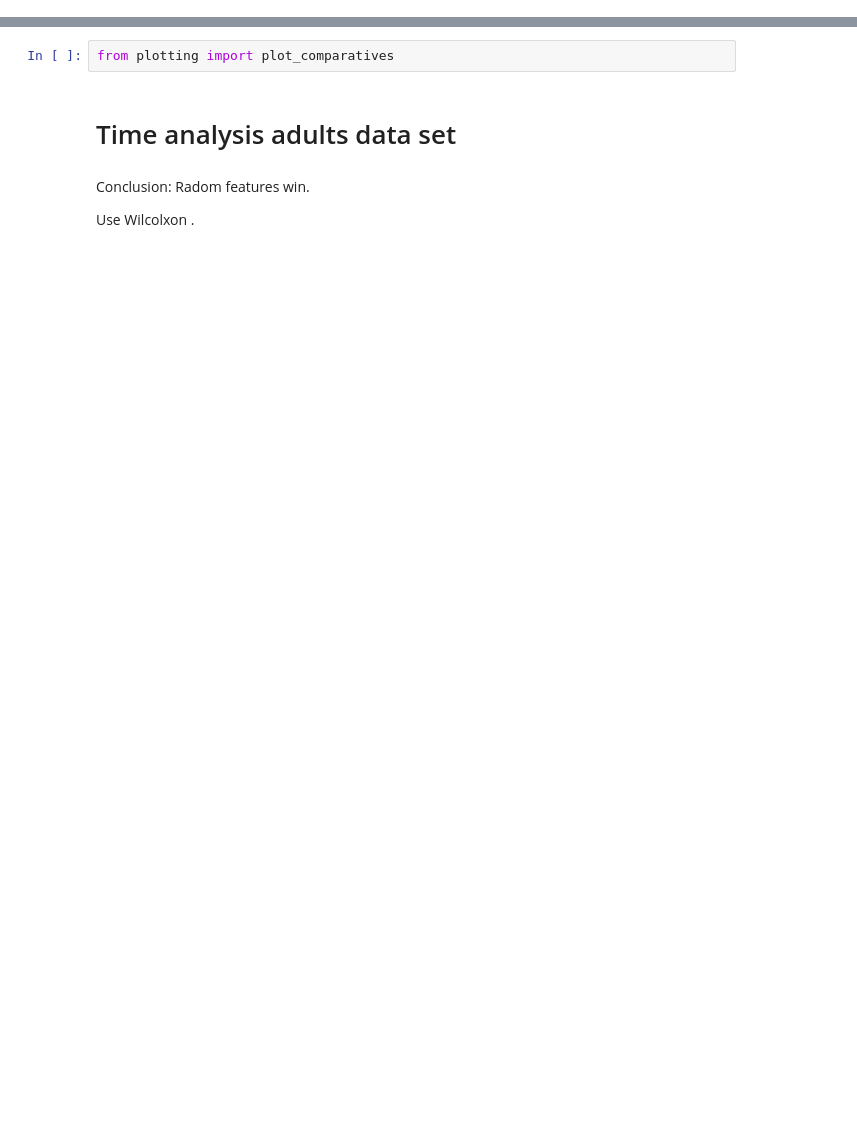
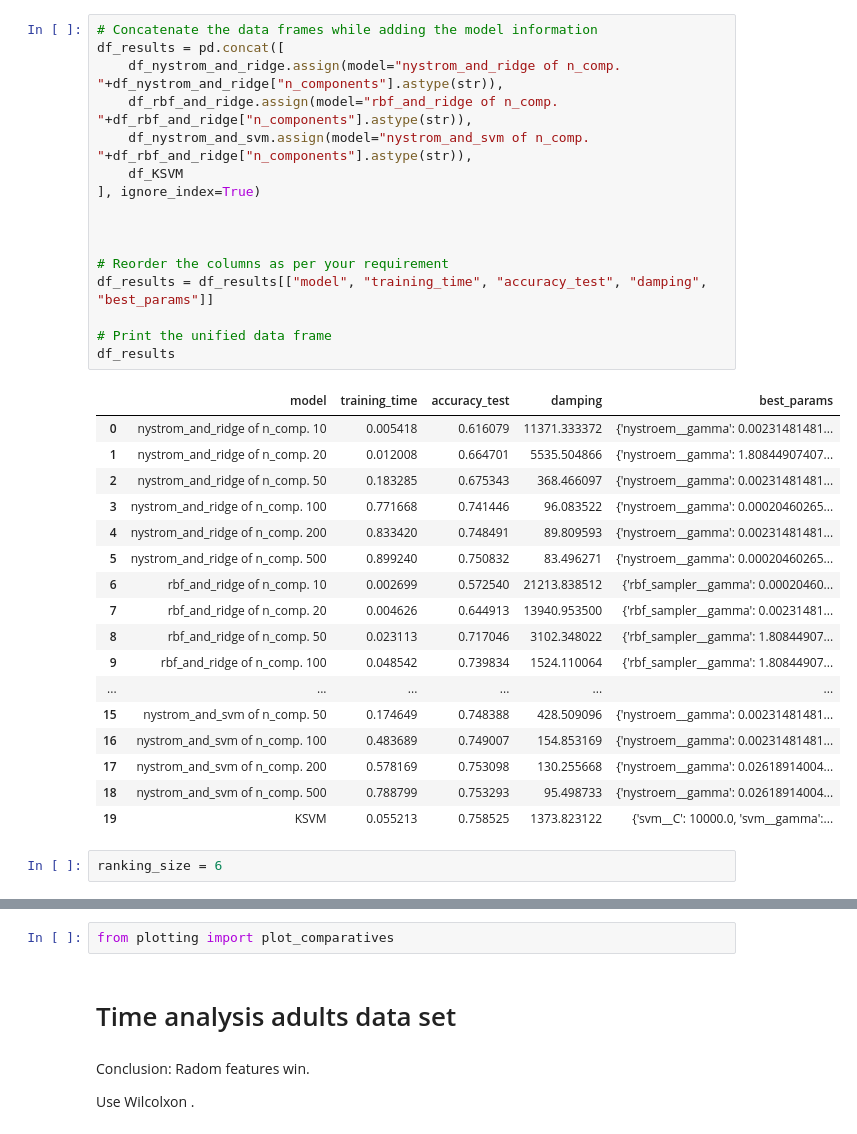
Before and after one commit to BlancaCC/Kernel-methods-comparatives, a Jupyter notebook: Basic-measures/analysis/analysis_covtype.binary.ipynb, the cells around one changed output, grey strips where cells are left out. Saved outputs shown, nothing was run; the diff lists cells and outputs as text; blank space fills up the shorter version.

```diff
--- a/Basic-measures/analysis/analysis_covtype.binary.ipynb
+++ b/Basic-measures/analysis/analysis_covtype.binary.ipynb
@@ -11,0 +45,36 @@ file_path_for_ksvm = f'/Users/blancacanocamarero/repositorios/TFM/Kernel-methods
+# %%
+# Concatenate the data frames while adding the model information
+df_results = pd.concat([
+    df_nystrom_and_ridge.assign(model="nystrom_and_ridge of n_comp. "+df_nystrom_and_ridge["n_components"].astype(str)),
+    df_rbf_and_ridge.assign(model="rbf_and_ridge of n_comp. "+df_rbf_and_ridge["n_components"].astype(str)),
+    df_nystrom_and_svm.assign(model="nystrom_and_svm of n_comp. "+df_rbf_and_ridge["n_components"].astype(str)),
+    df_KSVM
+], ignore_index=True)
+
+
+
+# Reorder the columns as per your requirement
+df_results = df_results[["model", "training_time", "accuracy_test", "damping", "best_params"]]
+
+# Print the unified data frame
+df_results
+# %% [output]
+|  | model | training_time | accuracy_test | damping | best_params |
+| 0 | nystrom_and_ridge of n_comp. 10 | 0.005418 | 0.616079 | 11371.333372 | {'nystroem__gamma': 0.00231481481... |
+| 1 | nystrom_and_ridge of n_comp. 20 | 0.012008 | 0.664701 | 5535.504866 | {'nystroem__gamma': 1.80844907407... |
+| 2 | nystrom_and_ridge of n_comp. 50 | 0.183285 | 0.675343 | 368.466097 | {'nystroem__gamma': 0.00231481481... |
+| 3 | nystrom_and_ridge of n_comp. 100 | 0.771668 | 0.741446 | 96.083522 | {'nystroem__gamma': 0.00020460265... |
+| 4 | nystrom_and_ridge of n_comp. 200 | 0.833420 | 0.748491 | 89.809593 | {'nystroem__gamma': 0.00231481481... |
+| 5 | nystrom_and_ridge of n_comp. 500 | 0.899240 | 0.750832 | 83.496271 | {'nystroem__gamma': 0.00020460265... |
+| 6 | rbf_and_ridge of n_comp. 10 | 0.002699 | 0.572540 | 21213.838512 | {'rbf_sampler__gamma': 0.00020460... |
+| 7 | rbf_and_ridge of n_comp. 20 | 0.004626 | 0.644913 | 13940.953500 | {'rbf_sampler__gamma': 0.00231481... |
+| 8 | rbf_and_ridge of n_comp. 50 | 0.023113 | 0.717046 | 3102.348022 | {'rbf_sampler__gamma': 1.80844907... |
+| 9 | rbf_and_ridge of n_comp. 100 | 0.048542 | 0.739834 | 1524.110064 | {'rbf_sampler__gamma': 1.80844907... |
+| ... | ... | ... | ... | ... | ... |
+| 15 | nystrom_and_svm of n_comp. 50 | 0.174649 | 0.748388 | 428.509096 | {'nystroem__gamma': 0.00231481481... |
+| 16 | nystrom_and_svm of n_comp. 100 | 0.483689 | 0.749007 | 154.853169 | {'nystroem__gamma': 0.00231481481... |
+| 17 | nystrom_and_svm of n_comp. 200 | 0.578169 | 0.753098 | 130.255668 | {'nystroem__gamma': 0.02618914004... |
+| 18 | nystrom_and_svm of n_comp. 500 | 0.788799 | 0.753293 | 95.498733 | {'nystroem__gamma': 0.02618914004... |
+| 19 | KSVM | 0.055213 | 0.758525 | 1373.823122 | {'svm__C': 10000.0, 'svm__gamma':... |
+# %%
+ranking_size = 6
```
Also changed, not shown: parts of 19 cells of this notebook, 2 other files.
